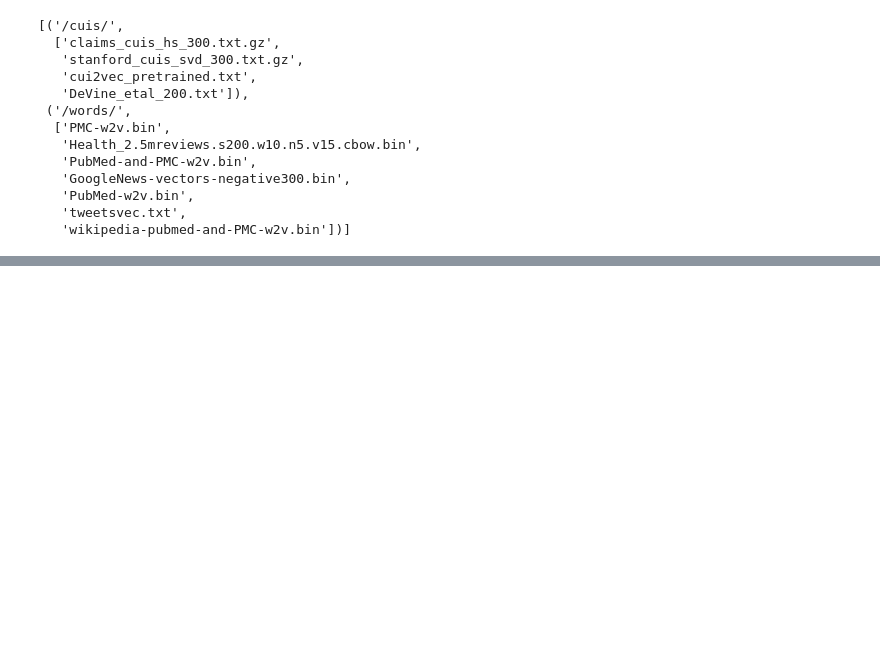
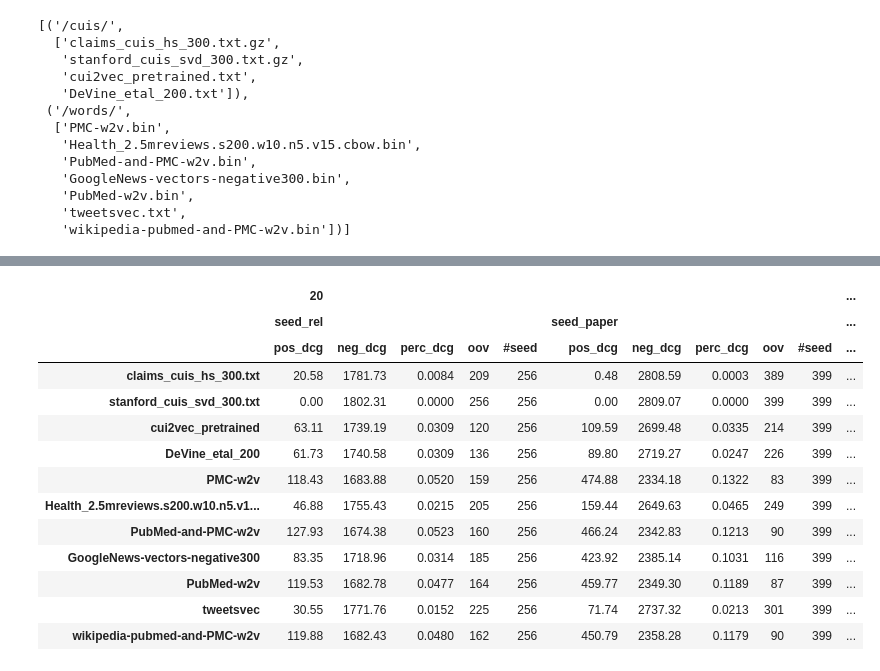
Before and after one commit to SaGiancani/medical-concepts-embeddings, a Jupyter notebook: experimentation.ipynb, the cells around one changed output, grey strips where cells are left out. Saved outputs shown, nothing was run; the diff lists cells and outputs as text; code cells hidden in the pictures; blank space fills up the shorter version.

```diff
--- a/experimentation.ipynb
+++ b/experimentation.ipynb
@@ -157,0 +209,17 @@ utils.save_txt_dicts(big_g, 'big_g.txt')
+# %%
+df_ks[2]
+# %% [output]
+|  | 20 |  |  |  |  |  |  |  |  |  | ... |
+|  | seed_rel |  |  |  |  | seed_paper |  |  |  |  | ... |
+|  | pos_dcg | neg_dcg | perc_dcg | oov | #seed | pos_dcg | neg_dcg | perc_dcg | oov | #seed | ... |
+| claims_cuis_hs_300.txt | 20.58 | 1781.73 | 0.0084 | 209 | 256 | 0.48 | 2808.59 | 0.0003 | 389 | 399 | ... |
+| stanford_cuis_svd_300.txt | 0.00 | 1802.31 | 0.0000 | 256 | 256 | 0.00 | 2809.07 | 0.0000 | 399 | 399 | ... |
+| cui2vec_pretrained | 63.11 | 1739.19 | 0.0309 | 120 | 256 | 109.59 | 2699.48 | 0.0335 | 214 | 399 | ... |
+| DeVine_etal_200 | 61.73 | 1740.58 | 0.0309 | 136 | 256 | 89.80 | 2719.27 | 0.0247 | 226 | 399 | ... |
+| PMC-w2v | 118.43 | 1683.88 | 0.0520 | 159 | 256 | 474.88 | 2334.18 | 0.1322 | 83 | 399 | ... |
+| Health_2.5mreviews.s200.w10.n5.v1... | 46.88 | 1755.43 | 0.0215 | 205 | 256 | 159.44 | 2649.63 | 0.0465 | 249 | 399 | ... |
+| PubMed-and-PMC-w2v | 127.93 | 1674.38 | 0.0523 | 160 | 256 | 466.24 | 2342.83 | 0.1213 | 90 | 399 | ... |
+| GoogleNews-vectors-negative300 | 83.35 | 1718.96 | 0.0314 | 185 | 256 | 423.92 | 2385.14 | 0.1031 | 116 | 399 | ... |
+| PubMed-w2v | 119.53 | 1682.78 | 0.0477 | 164 | 256 | 459.77 | 2349.30 | 0.1189 | 87 | 399 | ... |
+| tweetsvec | 30.55 | 1771.76 | 0.0152 | 225 | 256 | 71.74 | 2737.32 | 0.0213 | 301 | 399 | ... |
+| wikipedia-pubmed-and-PMC-w2v | 119.88 | 1682.43 | 0.0480 | 162 | 256 | 450.79 | 2358.28 | 0.1179 | 90 | 399 | ... |
```
Also changed, not shown: parts of 19 cells of this notebook.
